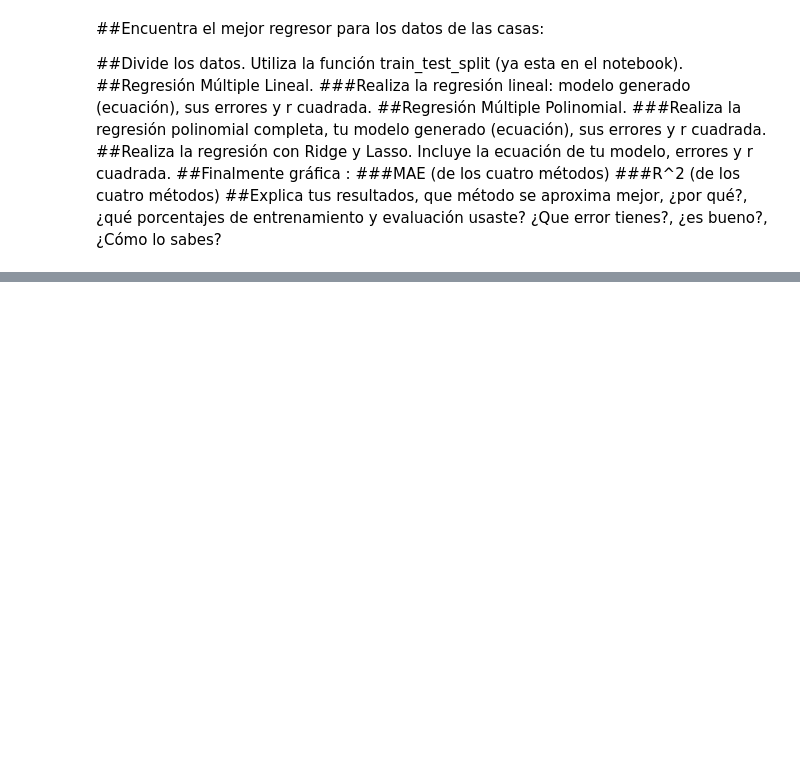
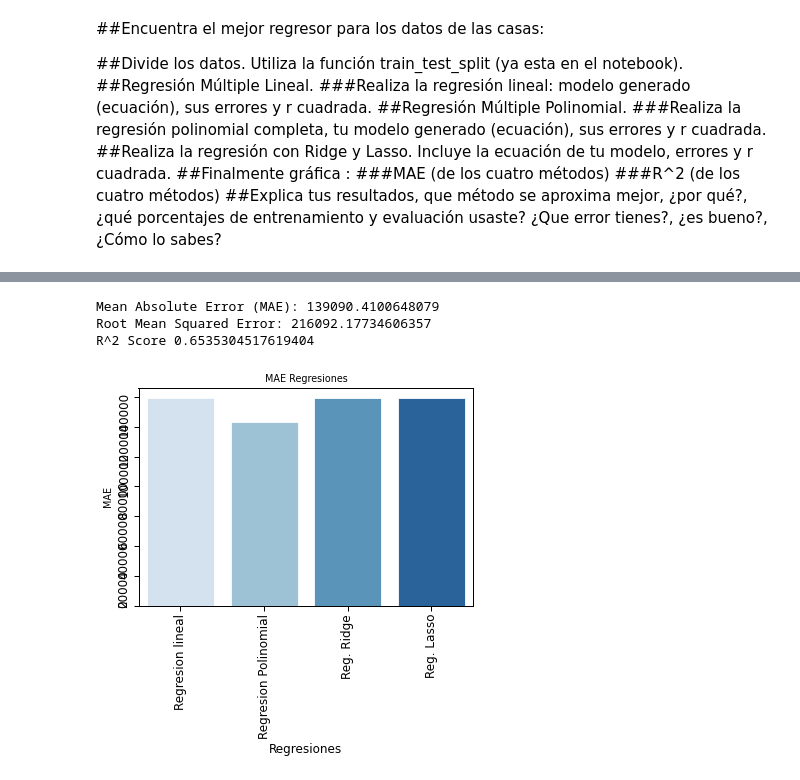
Before and after one commit to PosgradoMNA/actividades-de-aprendizaje-DGarcia-A01086411, a Jupyter notebook: Actividad_Semana_8_7_Regresiones.ipynb, the cells around one changed output, grey strips where cells are left out. Cells and saved outputs as stored; diff of their text form; code cells hidden in the pictures; blank space fills up the shorter version.

```diff
--- a/Actividad_Semana_8_7_Regresiones.ipynb
+++ b/Actividad_Semana_8_7_Regresiones.ipynb
@@ -262,0 +430,5 @@ AttributeError: ignored
+# %%
+Ridge_regr = Ridge(fit_intercept=True)
+Ridge_regr.fit(X_train, y_train)
+y_new = Ridge_regr.predict(X_test)
+Ridge_regr.coef_, Ridge_regr.intercept_
@@ -262,0 +446,11 @@ AttributeError: ignored
+# %%
+#MAE, R^2 Error, R^2 Score
+yhat = Ridge_regr.predict(X)
+MAE = metrics.mean_absolute_error(y, yhat)
+RMSE = np.sqrt(metrics.mean_squared_error(y, yhat))
+R2 =  r2_score(y, yhat)
+print('Mean Absolute Error (MAE):', MAE)
+print('Root Mean Squared Error:', RMSE )
+print('R^2 Score', R2)
+
+Error_List_Ej2.append({"Regresiones": "Reg. Ridge", "MAE":MAE, "RMSE":RMSE, "R2":R2})
@@ -262,0 +463,5 @@ AttributeError: ignored
+# %%
+Lasso_regr = Lasso(fit_intercept=True)
+Lasso_regr.fit(X_train, y_train)
+y_new = Lasso_regr.predict(X_test)
+Lasso_regr.coef_, Lasso_regr.intercept_
@@ -262,0 +478,24 @@ AttributeError: ignored
+# %%
+#MAE, R^2 Error, R^2 Score
+yhat = Lasso_regr.predict(X)
+MAE = metrics.mean_absolute_error(y, yhat)
+RMSE = np.sqrt(metrics.mean_squared_error(y, yhat))
+R2 =  r2_score(y, yhat)
+print('Mean Absolute Error (MAE):', MAE)
+print('Root Mean Squared Error:', RMSE )
+print('R^2 Score', R2)
+
+Error_List_Ej2.append({"Regresiones": "Reg. Lasso", "MAE":MAE, "RMSE":RMSE, "R2":R2})
+# %% [output]
+Mean Absolute Error (MAE): 139090.4100648079
+Root Mean Squared Error: 216092.17734606357
+R^2 Score 0.6535304517619404
+# %%
+#Graficar MAE
+dfErrList = pd.DataFrame(Error_List_Ej2)
+
+sns.barplot(data = dfErrList, x = 'Regresiones', y = 'MAE',  palette = 'Blues', edgecolor = 'w').set(title = "MAE Regresiones")
+plt.xlabel('Regresiones', fontsize=12)
+plt.tick_params(axis='both', which='major', labelsize=12, rotation=90)
+# %% [output]
+[figure, added]
```
Also changed, not shown: parts of 32 cells of this notebook.
